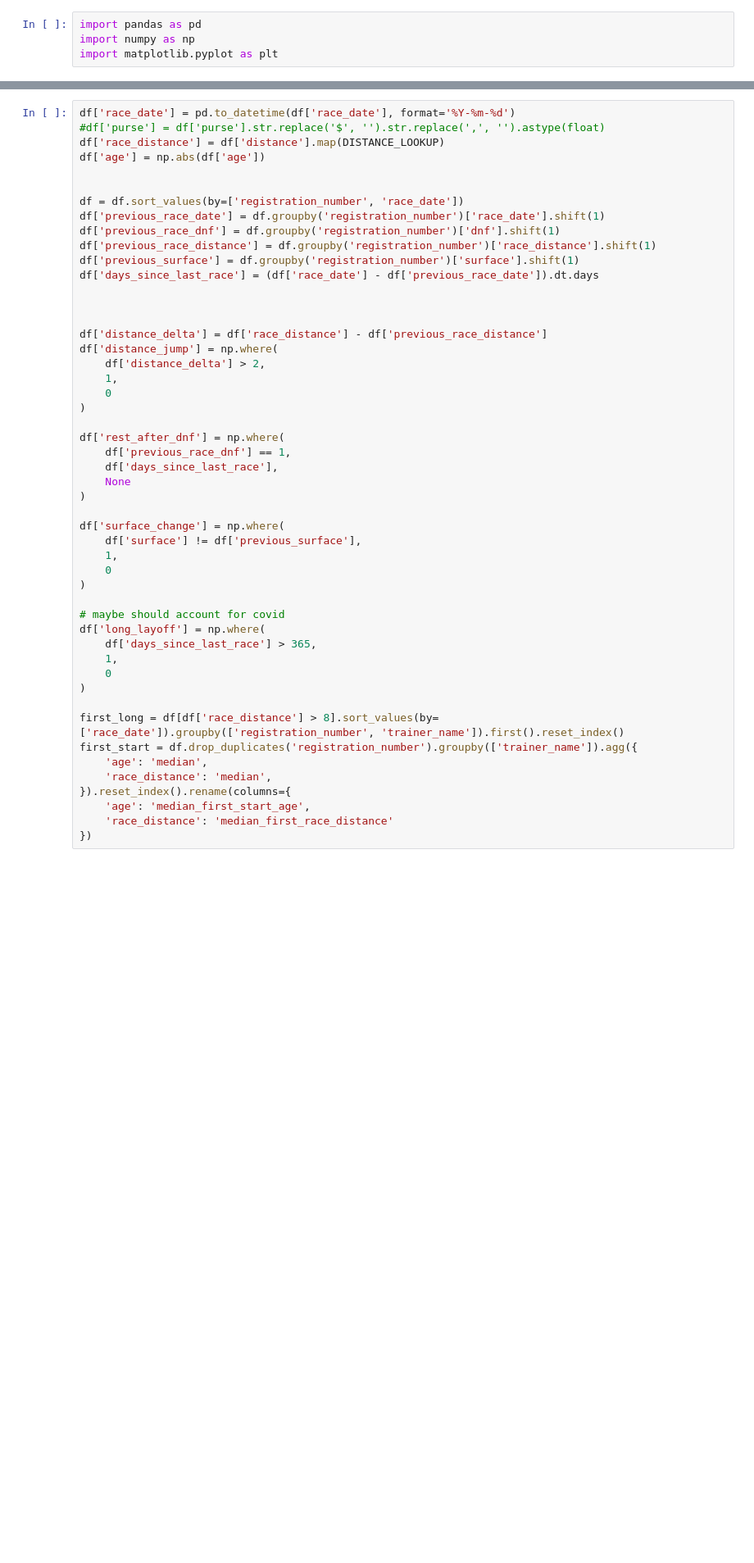
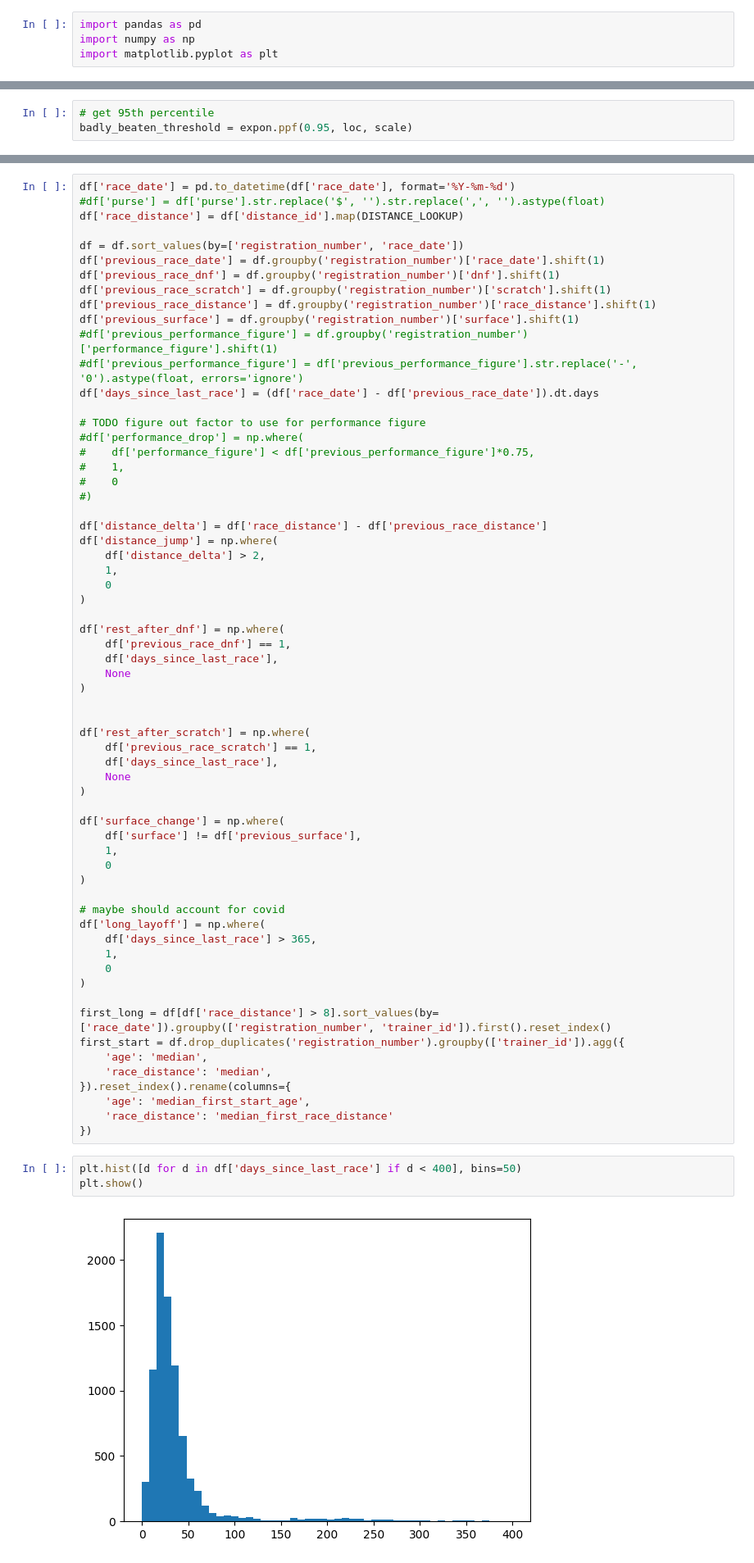
Before and after one commit to jhull40/hisa-trainer-injury, a Jupyter notebook: src/testing.ipynb, the cells around one changed output, grey strips where cells are left out. Shown at 82% size. Cells and saved outputs as stored; diff of their text form; blank space fills up the shorter version.

```diff
--- a/src/testing.ipynb
+++ b/src/testing.ipynb
@@ -268,0 +332,3 @@ DISTANCE_LOOKUP = {
+# %%
+# get 95th percentile
+badly_beaten_threshold = expon.ppf(0.95, loc, scale)
@@ -269,18 +385,24 @@ DISTANCE_LOOKUP = {
 # %%
 df['race_date'] = pd.to_datetime(df['race_date'], format='%Y-%m-%d')
 #df['purse'] = df['purse'].str.replace('$', '').str.replace(',', '').astype(float)
-df['race_distance'] = df['distance'].map(DISTANCE_LOOKUP)
-df['age'] = np.abs(df['age'])
-
+df['race_distance'] = df['distance_id'].map(DISTANCE_LOOKUP)
 
 df = df.sort_values(by=['registration_number', 'race_date'])
 df['previous_race_date'] = df.groupby('registration_number')['race_date'].shift(1)
 df['previous_race_dnf'] = df.groupby('registration_number')['dnf'].shift(1)
+df['previous_race_scratch'] = df.groupby('registration_number')['scratch'].shift(1)
 df['previous_race_distance'] = df.groupby('registration_number')['race_distance'].shift(1)
 df['previous_surface'] = df.groupby('registration_number')['surface'].shift(1)
+#df['previous_performance_figure'] = df.groupby('registration_number')['performance_figure'].shift(1)
+#df['previous_performance_figure'] = df['previous_performance_figure'].str.replace('-', '0').astype(float, errors='ignore')
 df['days_since_last_race'] = (df['race_date'] - df['previous_race_date']).dt.days
 
-
+# TODO figure out factor to use for performance figure
+#df['performance_drop'] = np.where(
+#    df['performance_figure'] < df['previous_performance_figure']*0.75,
+#    1,
+#    0
+#)
 
 df['distance_delta'] = df['race_distance'] - df['previous_race_distance']
 df['distance_jump'] = np.where(
@@ -291,6 +413,13 @@ df['distance_jump'] = np.where(
 
 df['rest_after_dnf'] = np.where(
     df['previous_race_dnf'] == 1,
+    df['days_since_last_race'],
+    None
+)
+
+
+df['rest_after_scratch'] = np.where(
+    df['previous_race_scratch'] == 1,
     df['days_since_last_race'],
     None
 )
@@ -308,11 +437,16 @@ df['long_layoff'] = np.where(
     0
 )
 
-first_long = df[df['race_distance'] > 8].sort_values(by=['race_date']).groupby(['registration_number', 'trainer_name']).first().reset_index()
-first_start = df.drop_duplicates('registration_number').groupby(['trainer_name']).agg({
+first_long = df[df['race_distance'] > 8].sort_values(by=['race_date']).groupby(['registration_number', 'trainer_id']).first().reset_index()
+first_start = df.drop_duplicates('registration_number').groupby(['trainer_id']).agg({
     'age': 'median',
     'race_distance': 'median',
 }).reset_index().rename(columns={
     'age': 'median_first_start_age',
     'race_distance': 'median_first_race_distance'
 })
+# %%
+plt.hist([d for d in df['days_since_last_race'] if d < 400], bins=50)
+plt.show()
+# %% [output]
+[figure, added]
```
Also changed, not shown: parts of 22 cells of this notebook, 10 other files.
